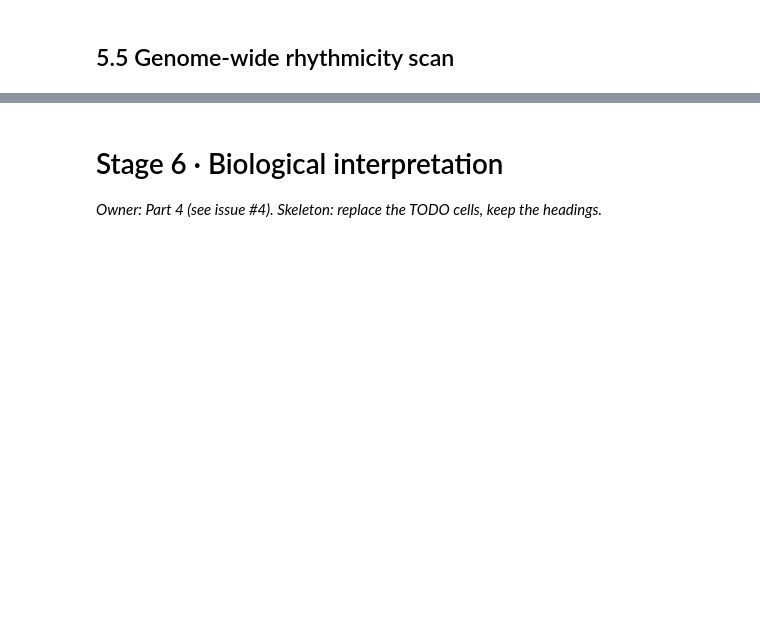
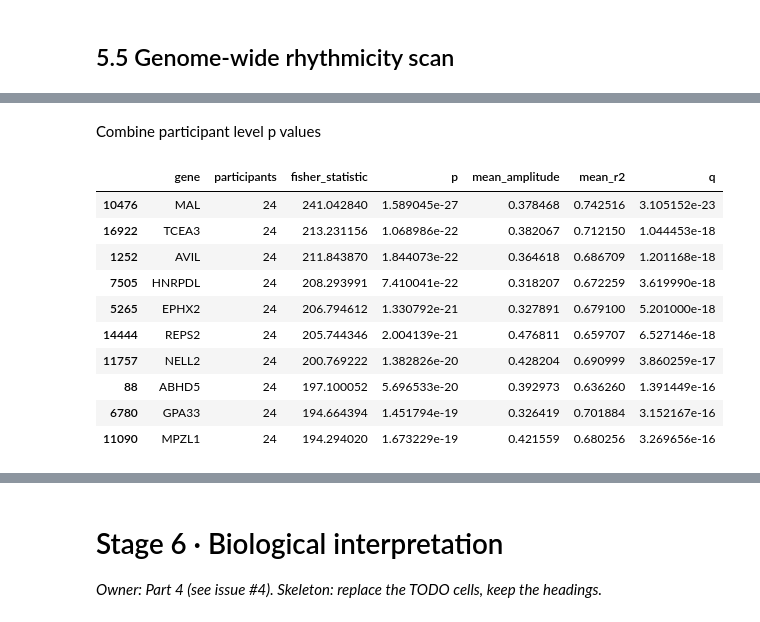
Before and after one commit to CKmellow/per3-genotype-clock-gene-timing, a Jupyter notebook: notebooks/PER3_clock_timing.ipynb, the cells around one changed output, grey strips where cells are left out. Cells and saved outputs as stored; diff of their text form; code cells hidden in the pictures; blank space fills up the shorter version.

Commit message:
Completed 5:5 Genome wide rhythmic scan

```diff
--- a/notebooks/PER3_clock_timing.ipynb
+++ b/notebooks/PER3_clock_timing.ipynb
@@ -1428,0 +1492,54 @@ def rhythmicity_scan(
+# %% [markdown]
+Combine participant level p values
+# %%
+from scipy.stats import combine_pvalues
+from statsmodels.stats.multitest import multipletests
+
+gene_rhythm_results = []
+
+for gene, group in genome_subject_fits.groupby("gene"):
+
+    p_values = group["p"].dropna().to_numpy()
+
+    if len(p_values) == 0:
+        continue
+
+    # Combine participant-level p-values
+    combined_stat, combined_p = combine_pvalues(
+        p_values,
+        method="fisher"
+    )
+
+    gene_rhythm_results.append({
+        "gene": gene,
+        "participants": len(p_values),
+        "fisher_statistic": combined_stat,
+        "p": combined_p,
+        "mean_amplitude": group["amplitude"].mean(),
+        "mean_r2": group["r2"].mean()
+    })
+
+genome_rhythm_scan = pd.DataFrame(gene_rhythm_results)
+
+# Correct for multiple testing across all genes
+genome_rhythm_scan["q"] = multipletests(
+    genome_rhythm_scan["p"],
+    method="fdr_bh"
+)[1]
+
+# Sort genes by adjusted p-value
+genome_rhythm_scan = genome_rhythm_scan.sort_values("q")
+
+display(genome_rhythm_scan.head(10))
+# %% [output]
+|  | gene | participants | fisher_statistic | p | mean_amplitude | mean_r2 | q |
+| 10476 | MAL | 24 | 241.042840 | 1.589045e-27 | 0.378468 | 0.742516 | 3.105152e-23 |
+| 16922 | TCEA3 | 24 | 213.231156 | 1.068986e-22 | 0.382067 | 0.712150 | 1.044453e-18 |
+| 1252 | AVIL | 24 | 211.843870 | 1.844073e-22 | 0.364618 | 0.686709 | 1.201168e-18 |
+| 7505 | HNRPDL | 24 | 208.293991 | 7.410041e-22 | 0.318207 | 0.672259 | 3.619990e-18 |
+| 5265 | EPHX2 | 24 | 206.794612 | 1.330792e-21 | 0.327891 | 0.679100 | 5.201000e-18 |
+| 14444 | REPS2 | 24 | 205.744346 | 2.004139e-21 | 0.476811 | 0.659707 | 6.527146e-18 |
+| 11757 | NELL2 | 24 | 200.769222 | 1.382826e-20 | 0.428204 | 0.690999 | 3.860259e-17 |
+| 88 | ABHD5 | 24 | 197.100052 | 5.696533e-20 | 0.392973 | 0.636260 | 1.391449e-16 |
+| 6780 | GPA33 | 24 | 194.664394 | 1.451794e-19 | 0.326419 | 0.701884 | 3.152167e-16 |
+| 11090 | MPZL1 | 24 | 194.294020 | 1.673229e-19 | 0.421559 | 0.680256 | 3.269656e-16 |
```
Also changed, not shown: parts of 9 cells of this notebook.
